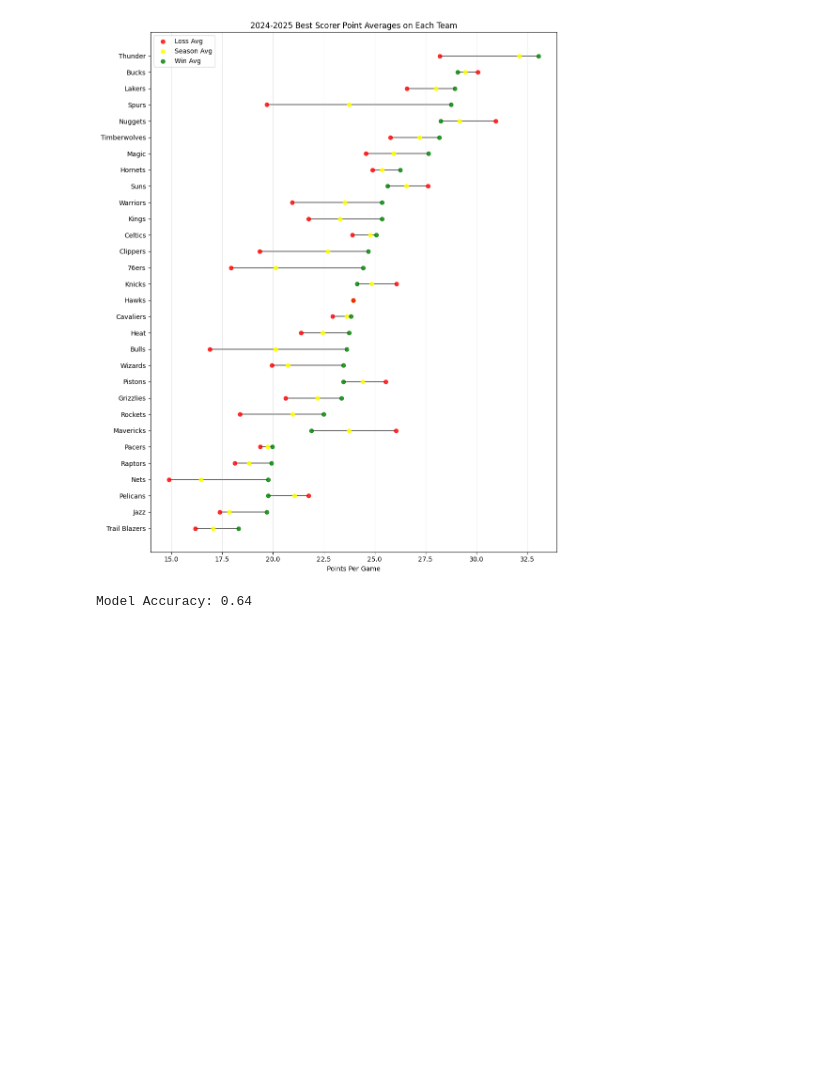
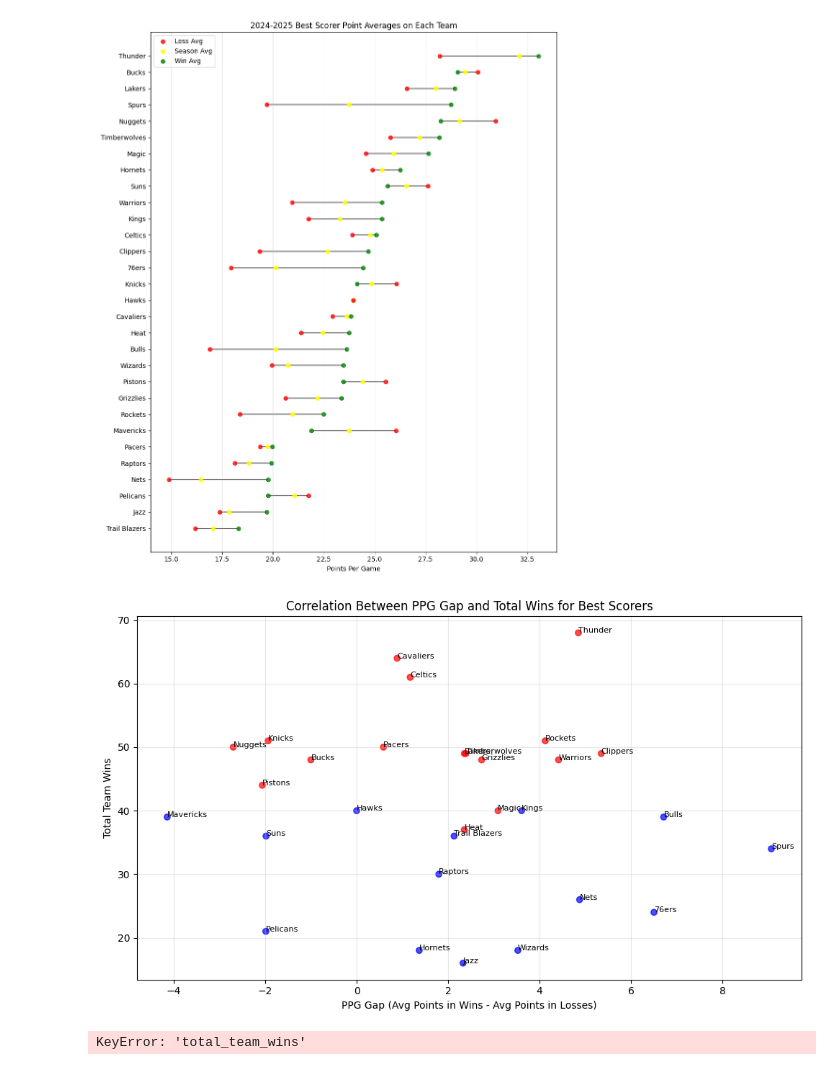
Before and after one commit to nmalloy13/nbaTopScorerProj, a Jupyter notebook: NBA.ipynb, the cells around one changed output. Saved outputs shown, nothing was run; the diff lists cells and outputs as text; code cells hidden in the pictures; blank space fills up the shorter version.

```diff
--- a/NBA.ipynb
+++ b/NBA.ipynb
@@ -374,14 +415,34 @@ plt.tight_layout()
 plt.show()
 # %% [output]
 [figure]
+# %%
+# create a plot using team's best scorer ppg_gap to see if there's a correlation between the gap and wins and label the dots with the teams
+plot_df = topTeamScorers[topTeamScorers['season'] == '2024-2025'].copy()
+plot_df = plot_df.merge(game_wins, left_on=['team', 'season'], right_on=['playerteamName', 'season'], how='left')
+playoff_teams = ['Nuggets', 'Heat', 'Bucks', 'Celtics', 'Cavaliers', 'Warriors', 'Lakers', 'Knicks', 'Clippers', 'Grizzlies','Magic','Pistons','Thunder','Pacers','Timberwolves','Rockets']
+plot_df['is_playoff_team'] = plot_df['team'].apply(lambda x: x in playoff_teams)
+# color playoff teams differently
+plot_df['color'] = plot_df['is_playoff_team'].apply(lambda x: 'red' if x else 'blue')
+plt.figure(figsize=(10, 6))
+plt.scatter(plot_df['ppg_gap'], plot_df['total_team_wins'], c=plot_df['color'], alpha=0.7)
+for i, team in enumerate(plot_df['team']):
+    plt.text(plot_df['ppg_gap'].iloc[i], plot_df['total_team_wins'].iloc[i], team, fontsize=8)
+plt.xlabel("PPG Gap (Avg Points in Wins - Avg Points in Losses)")
+plt.ylabel("Total Team Wins")
+plt.title("Correlation Between PPG Gap and Total Wins for Best Scorers")
+plt.grid(alpha=0.3)
+plt.tight_layout()
+# %% [output]
+[figure, added]
 # %%
 # Build a logistic regression model to predict win or loss based on points scored, points per game, and average points per win and loss
 from sklearn.model_selection import train_test_split
 from sklearn.linear_model import LogisticRegression
+from sklearn.preprocessing import StandardScaler
 # Prepare the data for modeling
 model_df = season_player_stats.dropna(subset=['avg_points_per_win', 'avg_points_per_loss'])
 X = model_df[['points_per_game', 'avg_points_per_win', 'avg_points_per_loss']]
-y = model_df['total_wins'] > (model_df['total_games_played'] / 2)  # Binary target: win more than half the games
+y = model_df['total_team_wins'] > (model_df['player_games_played'] / 2)  # Binary target: win more than half the games
 # Split the data into training and testing sets
 X_train, X_test, y_train, y_test = train_test_split(X, y, test_size=0.2, random_state=42)
 # Train the logistic regression model
@@ -391,4 +452,4 @@ model.fit(X_train, y_train)
 accuracy = model.score(X_test, y_test)
 print(f"Model Accuracy: {accuracy:.2f}")
 # %% [output]
-Model Accuracy: 0.64
+KeyError: 'total_team_wins'
```
Also changed, not shown: parts of 8 cells of this notebook.
